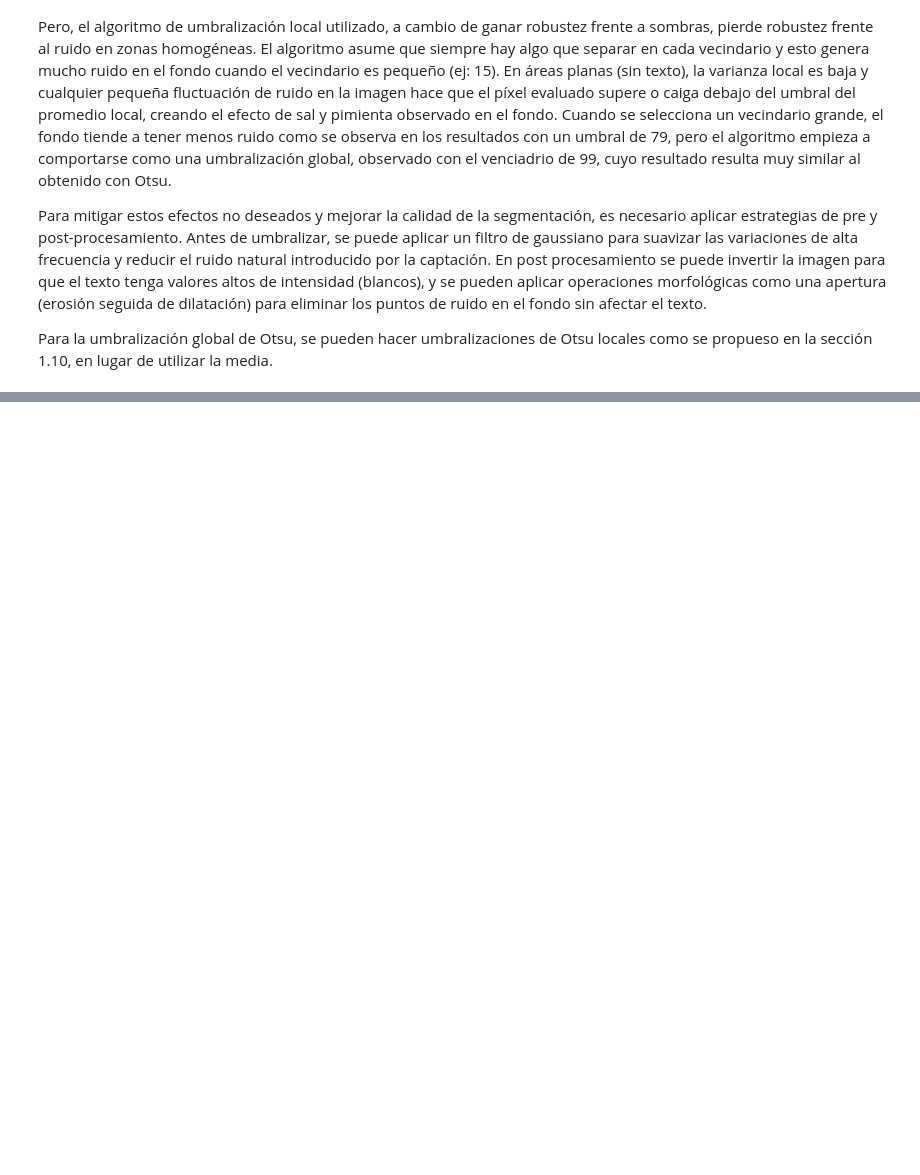
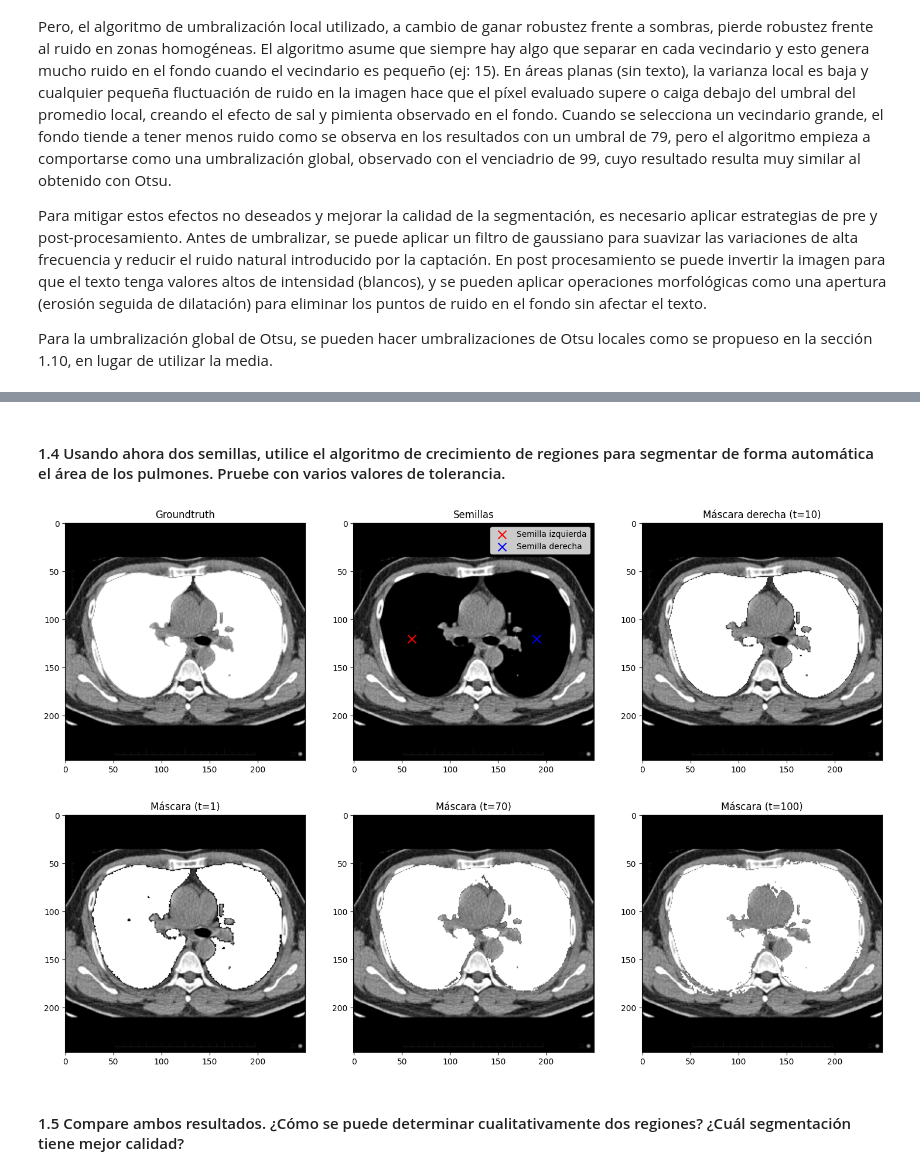
Before and after one commit to davidtobonm/talleres-imagenes-y-vision, a Jupyter notebook: Taller_3/Taller3_David.ipynb, the cells around one changed output, grey strips where cells are left out. Cells and saved outputs as stored; diff of their text form; code cells hidden in the pictures; blank space fills up the shorter version.

```diff
--- a/Taller_3/Taller3_David.ipynb
+++ b/Taller_3/Taller3_David.ipynb
@@ -499,0 +525,58 @@ Para la umbralización global de Otsu, se pueden hacer umbralizaciones de Otsu l
+# %% [markdown]
+#### 1.4 Usando ahora dos semillas, utilice el algoritmo de crecimiento de regiones para segmentar de forma automática el área de los pulmones. Pruebe con varios valores de tolerancia.
+# %%
+import matplotlib.pyplot as plt
+
+# Tus coordenadas (Formato: Fila, Columna)
+left_seed = (120, 60)
+right_seed = (120, 190)
+
+left_mask = flood(chest_img, left_seed, tolerance=tolerance)
+right_mask = flood(chest_img, right_seed, tolerance=tolerance)
+
+mask = left_mask | right_mask
+
+img_with_mask = np.where(mask, 255, chest_img)
+
+preds_dict = {tolerance: mask}
+
+plt.figure(figsize=(18, 6))
+
+plt.subplot(1, 3, 2)
+plt.imshow(chest_img, cmap='gray')
+
+# Graficamos las semillas
+# se invierte el orden de las coordenadas: seed[1] es la coordenada X (columna), seed[0] es la Y (fila)
+plt.scatter(left_seed[1], left_seed[0], color='red', s=100, marker='x', label='Semilla izquierda')
+plt.scatter(right_seed[1], right_seed[0], color='blue', s=100, marker='x', label='Semilla derecha')
+
+plt.title("Semillas")
+plt.legend()
+
+plt.subplot(1, 3, 1)
+plt.imshow(img_with_gt, cmap='gray')
+plt.title("Groundtruth")
+
+plt.subplot(1, 3, 3)
+plt.imshow(img_with_mask, cmap='gray')
+plt.title("Máscara derecha (t=10)")
+
+plt.show()
+
+tolerances = [1, 70, 100]
+
+plt.figure(figsize=(18, 6))
+for i, t in enumerate(tolerances):
+    lm = flood(chest_img, left_seed, tolerance=t)
+    rm = flood(chest_img, right_seed, tolerance=t)
+    m = lm | rm
+    preds_dict[t] = m
+    im = np.where(m, 255, chest_img)
+    plt.subplot(1, 3, i+1)
+    plt.imshow(im, cmap='gray')
+    plt.title(f"Máscara (t={t})")
+# %% [output]
+[figure, added]
+[figure, added]
+# %% [markdown]
+#### 1.5 Compare ambos resultados. ¿Cómo se puede determinar cualitativamente dos regiones? ¿Cuál segmentación tiene mejor calidad?
```
Also changed, not shown: parts of 13 cells of this notebook, 2 other files.
